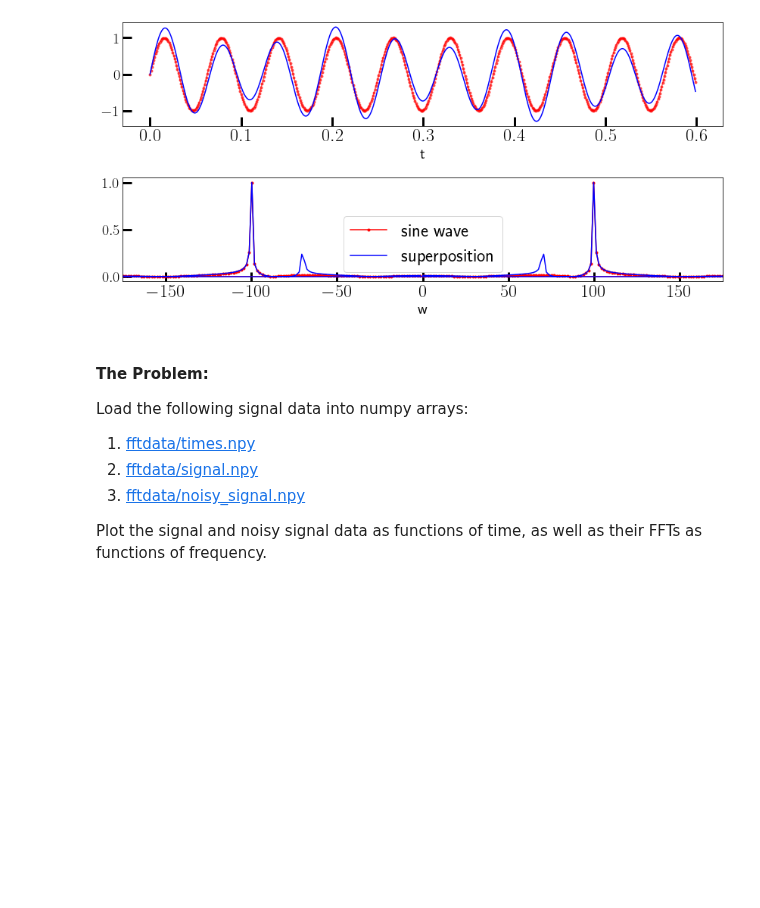
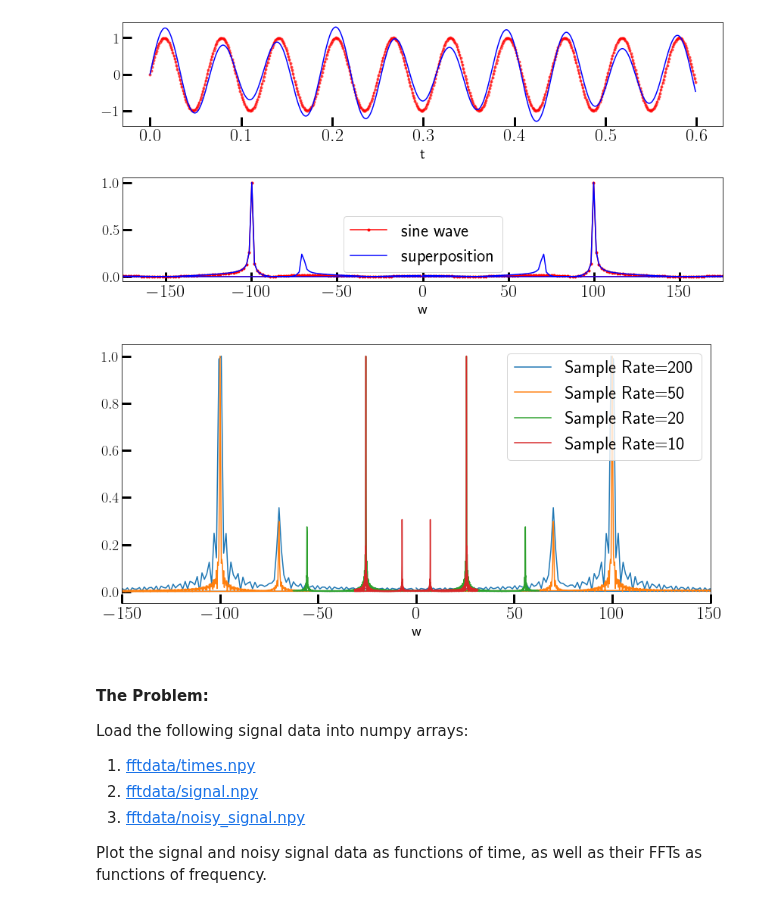
Before and after one commit to hariseldon99/msph402b, a Jupyter notebook: FFT.ipynb, the cells around one changed output. Cells and saved outputs as stored; diff of their text form; code cells hidden in the pictures; blank space fills up the shorter version.

```diff
--- a/FFT.ipynb
+++ b/FFT.ipynb
@@ -58,6 +58,32 @@ ax2.set_xlim(-175,175)
 plt.show()
 # %% [output]
 [figure]
+# %%
+import numpy as np
+import matplotlib.pyplot as plt
+plt.rcParams['figure.figsize'] = (12,6)
+plt.rcParams['font.size'] = 20
+
+sample_rates = [200, 50, 20, 10]
+sample_size = 600
+
+for s in sample_rates:
+    Delta = 1/s
+    t = np.arange(sample_size) * Delta
+    padded_size = 2**np.ceil(np.log2(sample_size)).astype(int)
+    signal = np.sin(100*t) + 0.3 * np.sin(70*t)
+    ft = np.fft.fft(signal, n=padded_size)
+    freq = np.fft.fftfreq(padded_size, d=t[1]-t[0])
+    plt.plot(2*np.pi*freq, np.abs(ft)/np.amax(np.abs(ft)),\
+             label='Sample Rate=%d' % (s,))
+
+plt.xlabel('t')
+plt.legend()
+plt.xlabel('w')
+plt.xlim(-150,150)
+plt.show()
+# %% [output]
+[figure, added]
 # %% [markdown]
 #### The Problem:
 Load the following signal data into numpy arrays:
```
Also changed, not shown: parts of 3 cells of this notebook.
